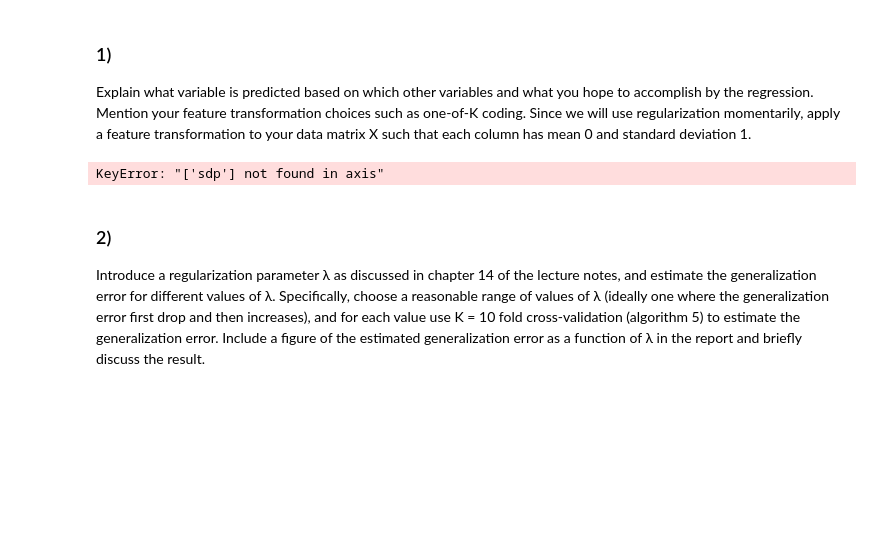
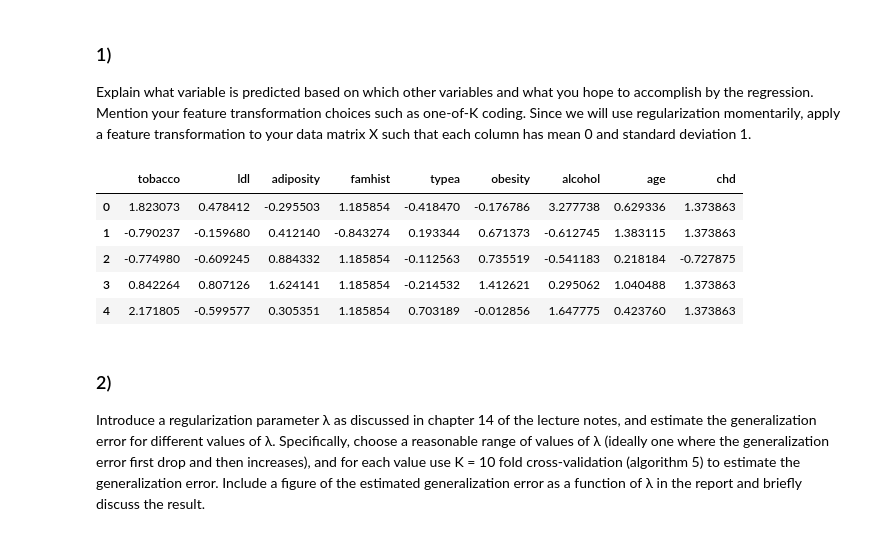
Before and after one commit to FrederikvSvane/Machine-Learning-Project1, a Jupyter notebook: Project2/main3.ipynb, the cells around one changed output. Saved outputs shown, nothing was run; the diff lists cells and outputs as text; code cells hidden in the pictures; blank space fills up the shorter version.

```diff
--- a/Project2/main3.ipynb
+++ b/Project2/main3.ipynb
@@ -31,22 +31,27 @@ choices such as one-of-K coding. Since we will use regularization momentarily,
 apply a feature transformation to your data matrix X such that each column
 has mean 0 and standard deviation 1.
 # %%
-target_variable = 'sdp'
+target_variable = 'sbp'
 features = df.drop(columns=[target_variable]).columns
 
 # Prepare the feature matrix X and the target vector y
 X = df[features]
 y = df[target_variable].squeeze().values
 
 # We have used one-of-K coding for feature transformation by substituting famhist = present or absent by 1 or 0, respectively
 
 # Feature scaling so that each feature column has mean = 0 and standard deviation = 1
 scaler = StandardScaler()
 X_scaled = scaler.fit_transform(X)
 X_scaled_df = pd.DataFrame(X_scaled, columns=features)
 X_scaled_df.head()
 # %% [output]
-KeyError: "['sdp'] not found in axis"
+|  | tobacco | ldl | adiposity | famhist | typea | obesity | alcohol | age | chd |
+| 0 | 1.823073 | 0.478412 | -0.295503 | 1.185854 | -0.418470 | -0.176786 | 3.277738 | 0.629336 | 1.373863 |
+| 1 | -0.790237 | -0.159680 | 0.412140 | -0.843274 | 0.193344 | 0.671373 | -0.612745 | 1.383115 | 1.373863 |
+| 2 | -0.774980 | -0.609245 | 0.884332 | 1.185854 | -0.112563 | 0.735519 | -0.541183 | 0.218184 | -0.727875 |
+| 3 | 0.842264 | 0.807126 | 1.624141 | 1.185854 | -0.214532 | 1.412621 | 0.295062 | 1.040488 | 1.373863 |
+| 4 | 2.171805 | -0.599577 | 0.305351 | 1.185854 | 0.703189 | -0.012856 | 1.647775 | 0.423760 | 1.373863 |
 # %% [markdown]
 ### 2)
 
```
Also changed, not shown: parts of 1 cell of this notebook.
